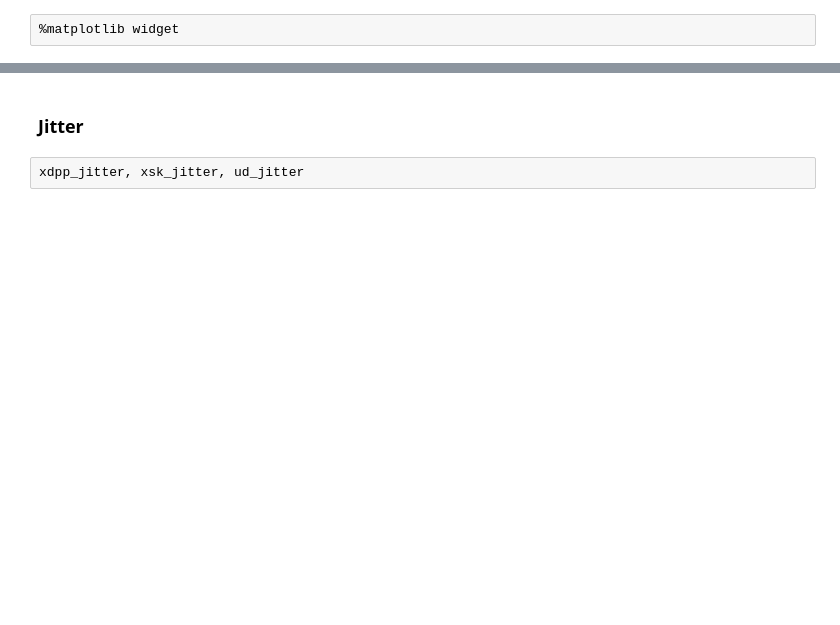
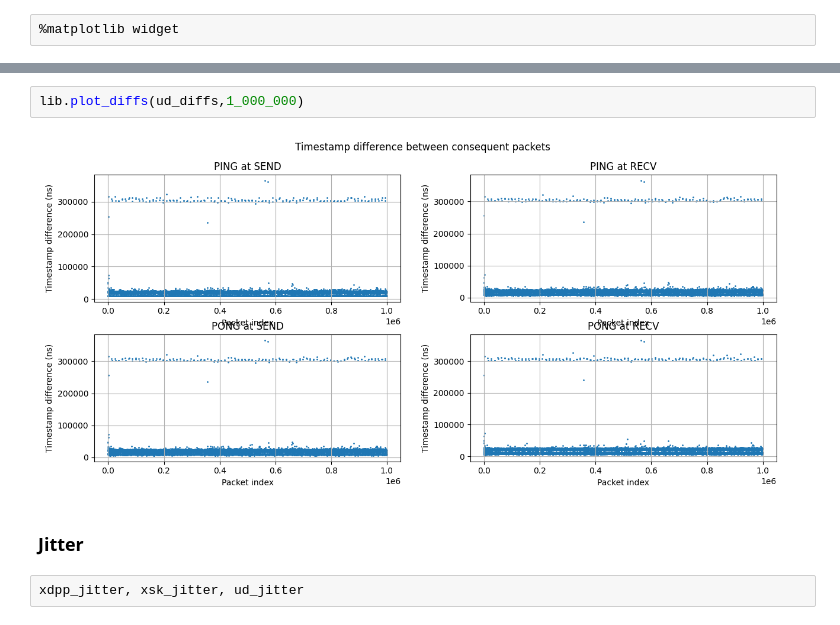
Before and after one commit to swystems/det-bypass, a Jupyter notebook: analysis/comparison/notebook.ipynb, the cells around one changed output, grey strips where cells are left out. Saved outputs shown, nothing was run; the diff lists cells and outputs as text; blank space fills up the shorter version.

```diff
--- a/analysis/comparison/notebook.ipynb
+++ b/analysis/comparison/notebook.ipynb
@@ -253,3 +153,7 @@ plot_latencies((xdpp_lat, "XDP Poll"), (xsk_lat, "AF_XDP"), (ud_lat, "RDMA UD"),
+# %%
+lib.plot_diffs(ud_diffs,1_000_000)
+# %% [output]
+[figure, new version]
 # %% [markdown]
 ### Jitter
 # %%
```
Also changed, not shown: parts of 31 cells of this notebook, 2 other files.
